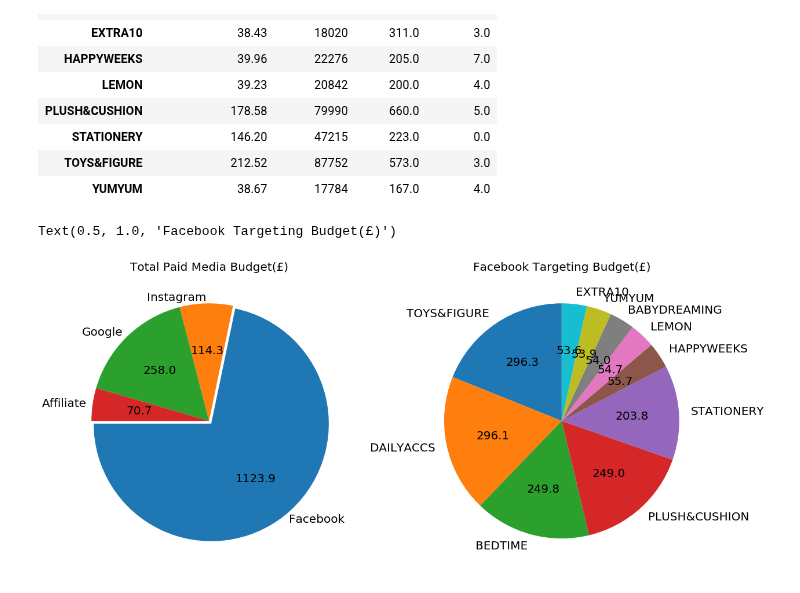
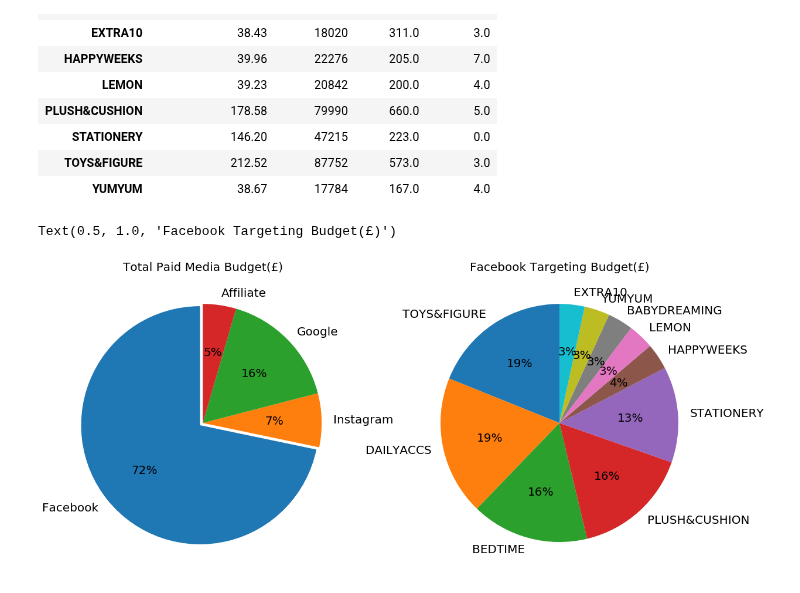
Before and after one commit to JoannaKang/kakao-commerce-data-analysis, a Jupyter notebook: Kakao_dashboard_Shopify.ipynb, the cells around one changed output. Cells and saved outputs as stored; diff of their text form; code cells hidden in the pictures.

Commit message:
delete label

```diff
--- a/Kakao_dashboard_Shopify.ipynb
+++ b/Kakao_dashboard_Shopify.ipynb
@@ -427,47 +427,47 @@ labels = ['Facebook', 'Instagram', 'Google', 'Affiliate']
 sizes = numpy.array([total_daily_cost['Facebook'].sum(), total_daily_cost['Instagram'].sum(), total_daily_cost['Google'].sum(), 70.73])
 explode = (0.03, 0, 0, 0)
 
-def absolute_value(val):
-    a  = val/100.*sizes.sum()
-    a = round(a, 1)
-    return a
+# def absolute_value(val):
+#     a  = val/100.*sizes.sum()
+#     a = round(a, 1)
+#     return a
 
-#patches, texts, autotexts = plt.pie(sizes, explode = explode, labels=labels, autopct = '%1.1f%%', shadow = False, startangle=90)
-patches, texts, autotexts = plt.pie(sizes, explode = explode, labels=labels, autopct = absolute_value, shadow = False, startangle=180, labeldistance=1.05)
+patches, texts, autotexts = plt.pie(sizes, explode = explode, labels=labels, autopct = '%1.0f%%', shadow = False, startangle=90)
+#patches, texts, autotexts = plt.pie(sizes, explode = explode, labels=labels, autopct = absolute_value, shadow = False, startangle=180, labeldistance=1.05)
 
 plt.title('Total Paid Media Budget(£)', fontsize = 20)
 
 for t in texts:
     t.set_fontsize(20)
 for t in autotexts:
     t.set_fontsize(20)
 
 
 plt.subplot(1,2,2)
 
 creative_labels = []
 for i in range(len(facebook_creative_overall.index)):
     creative_labels.append(facebook_creative_overall.index[i])
 
 creative_sizes = []
 
 for i in range(len(facebook_creative_overall.index)):
     creative_sizes.append(facebook_creative_overall['Amount spent (GBP)'][i])
 
 creative_sizes = numpy.array(creative_sizes)
-
-patches, texts, autotexts = plt.pie(creative_sizes, labels=creative_labels, autopct = absolute_value, shadow = False, startangle=90, labeldistance=1.1)
+patches, texts, autotexts = plt.pie(creative_sizes, labels=creative_labels, autopct = '%0.0f%%', shadow = False, startangle=90, labeldistance=1.1)
+#patches, texts, autotexts = plt.pie(creative_sizes, labels=creative_labels, autopct = absolute_value, shadow = False, startangle=90, labeldistance=1.1)
 
 for t in texts:
     t.set_fontsize(20)
 for t in autotexts:
     t.set_fontsize(20)
 
 #plt.legend(bbox_to_anchor=(1,0.3))
 plt.title('Facebook Targeting Budget(£)', fontsize = 20)
 # %% [output]
 Text(0.5, 1.0, 'Facebook Targeting Budget(£)')
-[figure, old version]
+[figure, new version]
 # %%
 import matplotlib.pyplot as plt
 from matplotlib import rc
```
Also changed, not shown: parts of 1 cell of this notebook.
